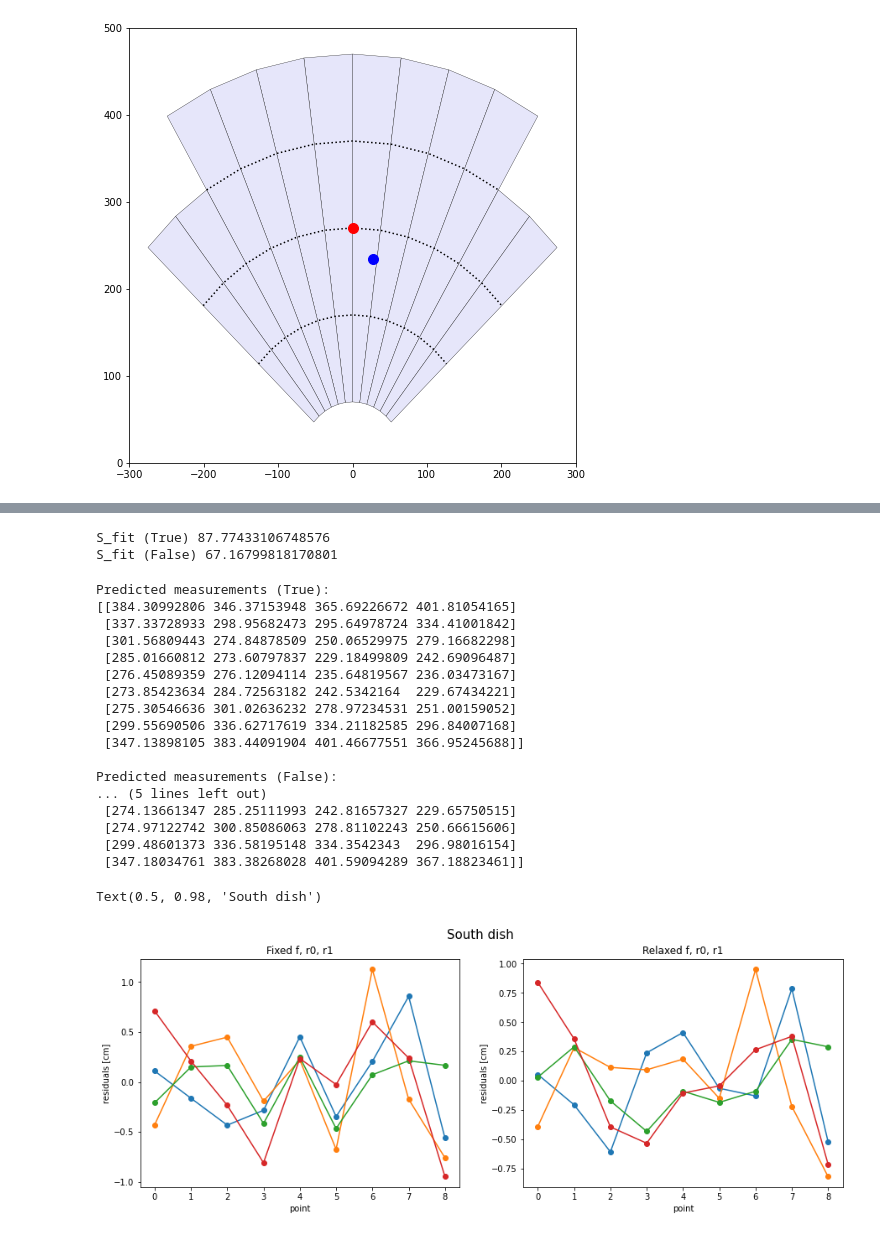
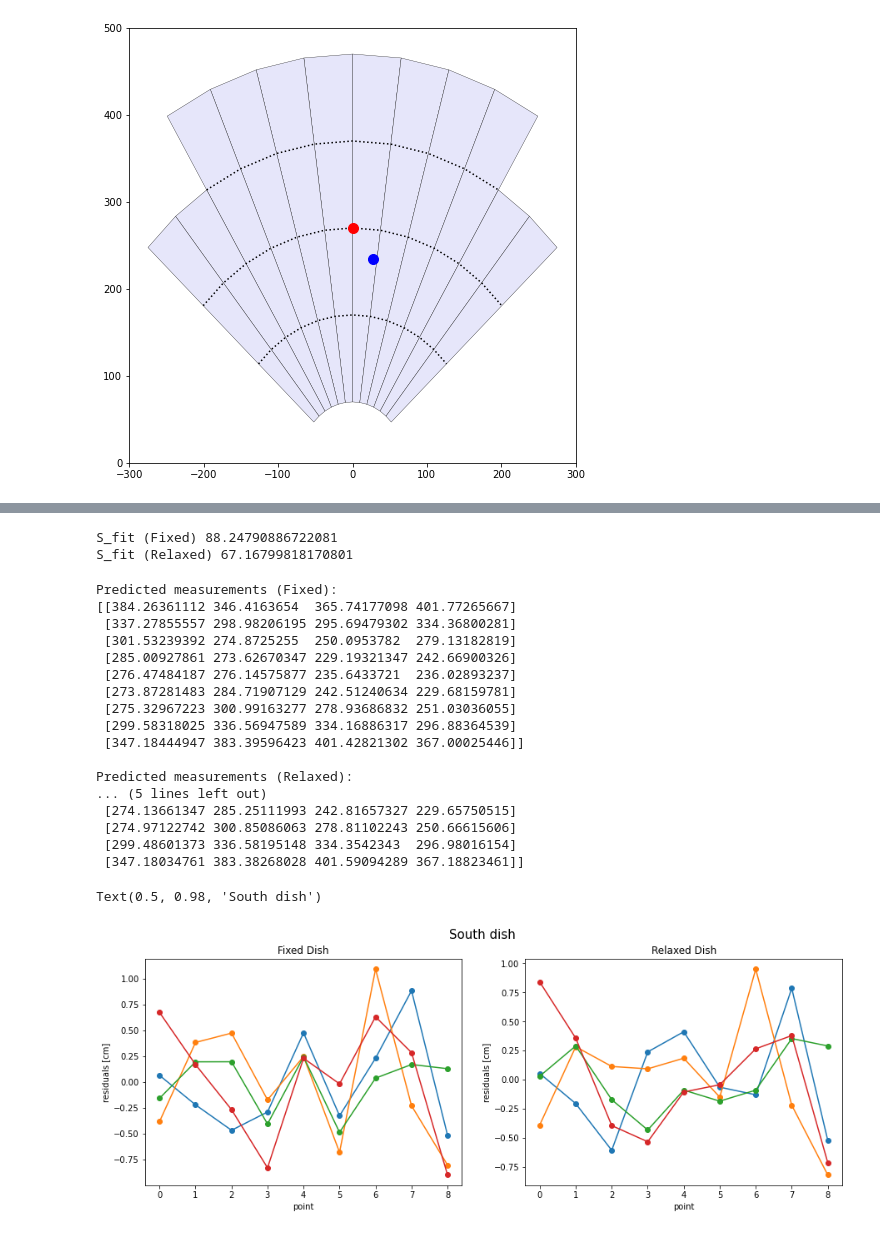
Before and after one commit to bmxdemo/bmxhacks, a Jupyter notebook: geometry_tape_fit.ipynb, the cells around one changed output, grey strips where cells are left out. Saved outputs shown, nothing was run; the diff lists cells and outputs as text; code cells hidden in the pictures.

Commit message:
other dish fits

```diff
--- a/geometry_tape_fit.ipynb
+++ b/geometry_tape_fit.ipynb
@@ -101,16 +101,12 @@ class Horn:
         self.points_xyz = points_xyz
 
 class Fitter:
-    def __init__(self, data, vec, fixr0r1f = False):
+    def __init__(self, data, vec, fixdish = False):
         self.data = data
         self.vec = vec
-        self.fixr0r1f = fixr0r1f
+        self.fixdish = fixdish
 
     def predict_measurements(self, vec):
-        if self.fixr0r1f:
-            vec[0] = 290
-            vec[2] = 70
-            vec[3] = 100
         D = Dish(*vec[:4])
         pD = D.points_xyz
         H = Horn(D, *vec[4:])
@@ -123,12 +119,26 @@ class Fitter:
     def chi2(self, vec):
         pred = self.predict_measurements(vec)
         dchisq = (pred-self.data)**2/sigma**2
-        dchisq[self.data  < 0] = 0.0 # negative numbers won't add to chi2
+        dchisq[self.data < 0] = 0.0 # negative numbers won't add to chi2
+        chisq = dchisq.sum()
+        return chisq
+
+    def chi2_horn_only(self, vec):
+        vec[0] = 290
+        vec[1] = 8
+        vec[2] = 70
+        vec[3] = 100
+        pred = self.predict_measurements(vec)
+        dchisq = (pred-self.data)**2/sigma**2
+        dchisq[self.data < 0] = 0.0 # negative numbers won't add to chi2
         chisq = dchisq.sum()
         return chisq
 
     def fit(self):
-        fit_min = minimize(self.chi2, self.vec)
+        if self.fixdish:
+            fit_min = minimize(self.chi2_horn_only, self.vec)
+        else:
+            fit_min = minimize(self.chi2, self.vec)
         return fit_min
 # %%
 start = np.array([290., 8., 70., 100., 0, 0, 0, 0, 0, 20])
@@ -158,14 +168,14 @@ N_measurements = np.array([
 ])
 # %%
 # f, dphi, r0, r1, alpha, beta, gamma, xp, yp, zp
-start = np.array([290., 8., 70., 100., 0, 0, 0, 0, 0, 20])
+start = np.array([290., 8., 70., 100., 0., 0., 0., 0., 0., 20.])
 sigma = 0.3 ## sigma err in cm
 
 N_fitter_T = Fitter(N_measurements, start, True)
 N_fit_T = N_fitter_T.fit()
-print('N_fit (True) = ', N_fit_T.fun)
+print('N_fit (Fixed Dish) = ', N_fit_T.fun)
 
 N_fitter_F = Fitter(N_measurements, start, False)
 N_fit_F = N_fitter_F.fit()
-print('N_fit (False) = ', N_fit_F.fun)
+print('N_fit (Relaxed Dish) = ', N_fit_F.fun)
 # %% [output]
@@ -377,36 +387,36 @@ S_measurements = np.array([
 # %%
 S_fitter_T = Fitter(S_measurements, start, True)
 S_fit_T = S_fitter_T.fit()
-print('S_fit (True)', S_fit_T.fun)
+print('S_fit (Fixed)', S_fit_T.fun)
 
 S_fitter_F = Fitter(S_measurements, start, False)
 S_fit_F = S_fitter_F.fit()
-print('S_fit (False)', S_fit_F.fun)
+print('S_fit (Relaxed)', S_fit_F.fun)
 # %% [output]
-S_fit (True) 87.77433106748576
-S_fit (False) 67.16799818170801
+S_fit (Fixed) 88.24790886722081
+S_fit (Relaxed) 67.16799818170801
 # %%
 pred_T = S_fitter_T.predict_measurements(S_fit_T.x)
 pred_F = S_fitter_F.predict_measurements(S_fit_F.x)
 
-print('Predicted measurements (True):')
+print('Predicted measurements (Fixed):')
 print(pred_T)
 print('')
-print('Predicted measurements (False):')
+print('Predicted measurements (Relaxed):')
 print(pred_F)
 # %% [output]
-Predicted measurements (True):
-[[384.30992806 346.37153948 365.69226672 401.81054165]
- [337.33728933 298.95682473 295.64978724 334.41001842]
- [301.56809443 274.84878509 250.06529975 279.16682298]
- [285.01660812 273.60797837 229.18499809 242.69096487]
- [276.45089359 276.12094114 235.64819567 236.03473167]
- [273.85423634 284.72563182 242.5342164  229.67434221]
- [275.30546636 301.02636232 278.97234531 251.00159052]
- [299.55690506 336.62717619 334.21182585 296.84007168]
- [347.13898105 383.44091904 401.46677551 366.95245688]]
+Predicted measurements (Fixed):
+[[384.26361112 346.4163654  365.74177098 401.77265667]
+ [337.27855557 298.98206195 295.69479302 334.36800281]
+ [301.53239392 274.8725255  250.0953782  279.13182819]
+ [285.00927861 273.62670347 229.19321347 242.66900326]
+ [276.47484187 276.14575877 235.6433721  236.02893237]
+ [273.87281483 284.71907129 242.51240634 229.68159781]
+ [275.32967223 300.99163277 278.93686832 251.03036055]
+ [299.58318025 336.56947589 334.16886317 296.88364539]
+ [347.18444947 383.39596423 401.42821302 367.00025446]]
 
-Predicted measurements (False):
+Predicted measurements (Relaxed):
 ... (5 lines left out)
  [274.13661347 285.25111993 242.81657327 229.65750515]
  [274.97122742 300.85086063 278.81102243 250.66615606]
@@ -415,19 +425,19 @@ Predicted measurements (False):
 # %%
 fig, (ax1, ax2) = plt.subplots(1, 2, figsize = (15,5))
 ax1.plot(S_fitter_T.predict_measurements(S_fit_T.x)-S_measurements,'-o')
-ax1.set_title('Fixed f, r0, r1')
+ax1.set_title('Fixed Dish')
 ax1.set_xlabel('point')
 ax1.set_ylabel('residuals [cm]')
 
 ax2.plot(S_fitter_F.predict_measurements(S_fit_F.x)-S_measurements,'-o')
-ax2.set_title('Relaxed f, r0, r1')
+ax2.set_title('Relaxed Dish')
 ax2.set_xlabel('point')
 ax2.set_ylabel('residuals [cm]')
 
 plt.suptitle('South dish', size = 15)
 # %% [output]
 Text(0.5, 0.98, 'South dish')
-[figure, old version]
+[figure, new version]
 # %%
 resid_T = S_fitter_T.predict_measurements(S_fit_T.x)-S_measurements
 resid_F = S_fitter_F.predict_measurements(S_fit_F.x)-S_measurements
```
Also changed, not shown: parts of 17 cells of this notebook.
